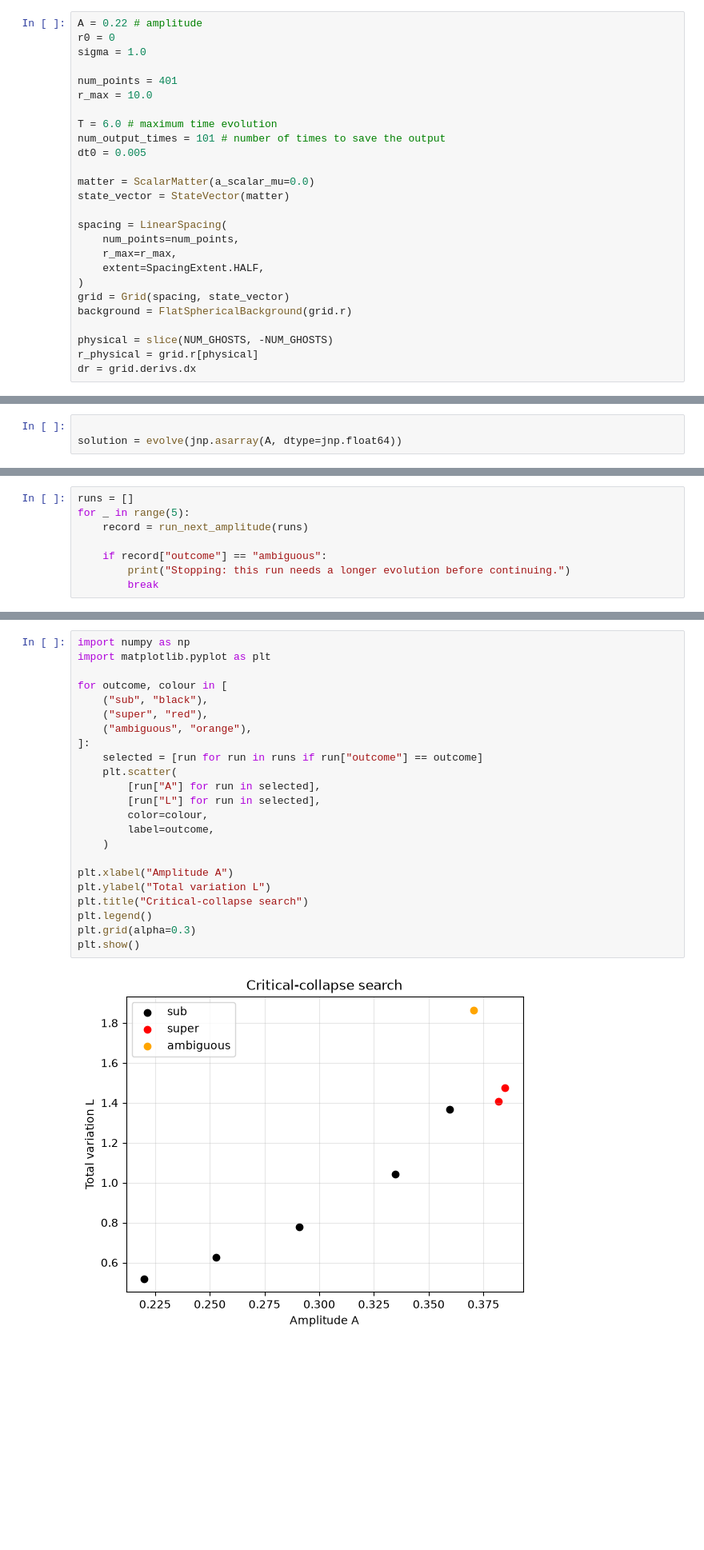
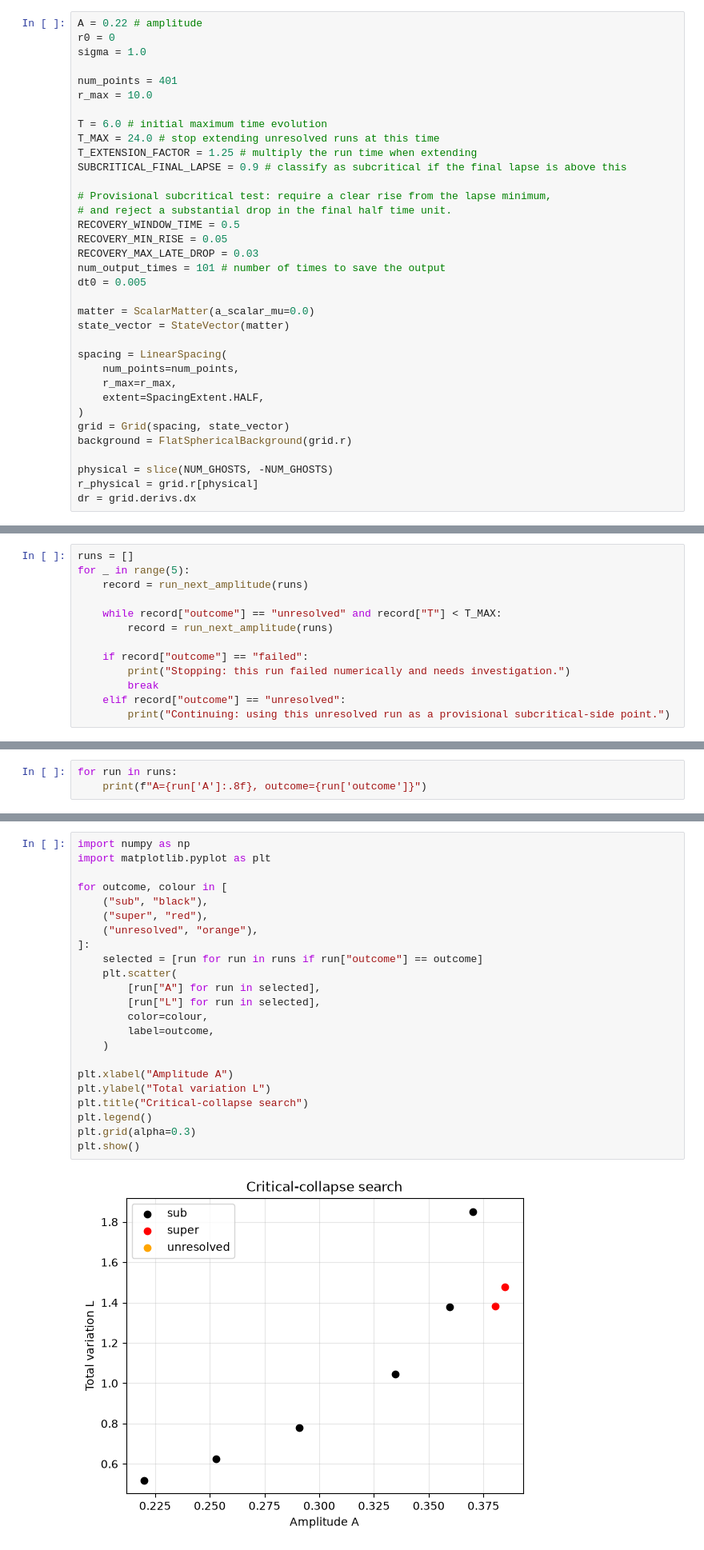
Before and after one commit to Irene-pitsiladi/engrenage-irene, a Jupyter notebook: critical_collapse/Oct22.ipynb, the cells around one changed output, grey strips where cells are left out. Shown at 80% size. Cells and saved outputs as stored; diff of their text form; blank space fills up the shorter version.

```diff
--- a/critical_collapse/Oct22.ipynb
+++ b/critical_collapse/Oct22.ipynb
@@ -25,7 +27,16 @@ sigma = 1.0
 num_points = 401
 r_max = 10.0
 
-T = 6.0 # maximum time evolution
+T = 6.0 # initial maximum time evolution
+T_MAX = 24.0 # stop extending unresolved runs at this time
+T_EXTENSION_FACTOR = 1.25 # multiply the run time when extending
+SUBCRITICAL_FINAL_LAPSE = 0.9 # classify as subcritical if the final lapse is above this
+
+# Provisional subcritical test: require a clear rise from the lapse minimum,
+# and reject a substantial drop in the final half time unit.
+RECOVERY_WINDOW_TIME = 0.5
+RECOVERY_MIN_RISE = 0.05
+RECOVERY_MAX_LATE_DROP = 0.03
 num_output_times = 101 # number of times to save the output
 dt0 = 0.005
 
@@ -219,3 +119,0 @@ def evaluate_amplitude(A):
-# %%
-
-solution = evolve(jnp.asarray(A, dtype=jnp.float64))
@@ -332,9 +440,14 @@ runs = []
 for _ in range(5):
     record = run_next_amplitude(runs)
 
-    if record["outcome"] == "ambiguous":
-        print("Stopping: this run needs a longer evolution before continuing.")
+    while record["outcome"] == "unresolved" and record["T"] < T_MAX:
+        record = run_next_amplitude(runs)
+
+    if record["outcome"] == "failed":
+        print("Stopping: this run failed numerically and needs investigation.")
         break
+    elif record["outcome"] == "unresolved":
+        print("Continuing: using this unresolved run as a provisional subcritical-side point.")
 # %% [output]
 A = 0.22000000
 Outcome: sub
@@ -383,0 +494,3 @@ ValueError: The latest run is ambiguous or failed. Resolve it before continuing.
+# %%
+for run in runs:
+    print(f"A={run['A']:.8f}, outcome={run['outcome']}")
@@ -384,25 +506,25 @@ ValueError: The latest run is ambiguous or failed. Resolve it before continuing.
 # %%
 import numpy as np
 import matplotlib.pyplot as plt
 
 for outcome, colour in [
     ("sub", "black"),
     ("super", "red"),
-    ("ambiguous", "orange"),
+    ("unresolved", "orange"),
 ]:
     selected = [run for run in runs if run["outcome"] == outcome]
     plt.scatter(
         [run["A"] for run in selected],
         [run["L"] for run in selected],
         color=colour,
         label=outcome,
     )
 
 plt.xlabel("Amplitude A")
 plt.ylabel("Total variation L")
 plt.title("Critical-collapse search")
 plt.legend()
 plt.grid(alpha=0.3)
 plt.show()
 # %% [output]
-[figure, old version]
+[figure, new version]
```
Also changed, not shown: parts of 13 cells of this notebook.
